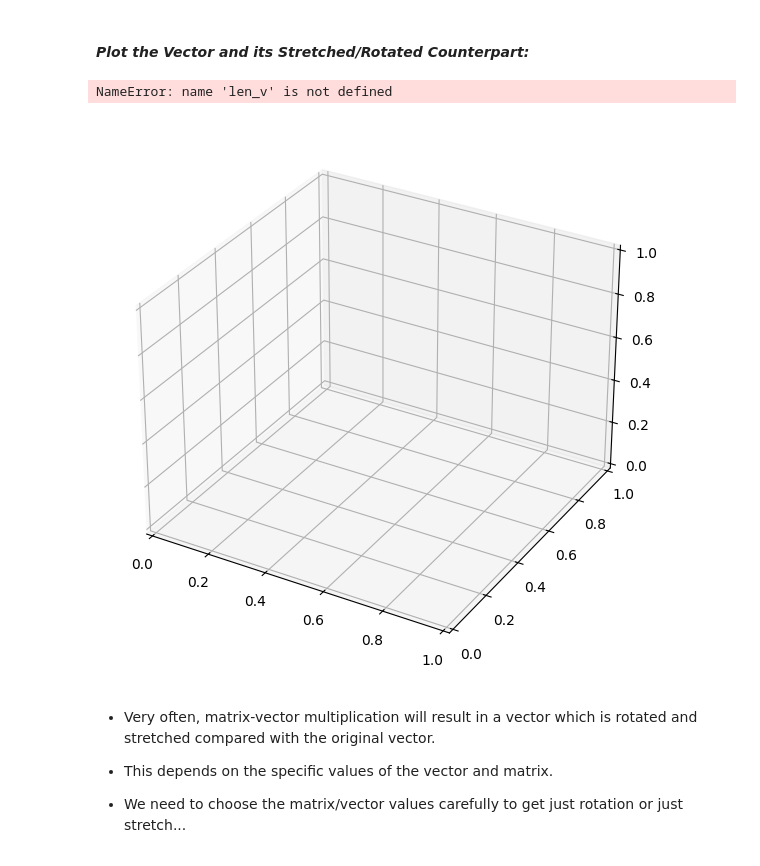
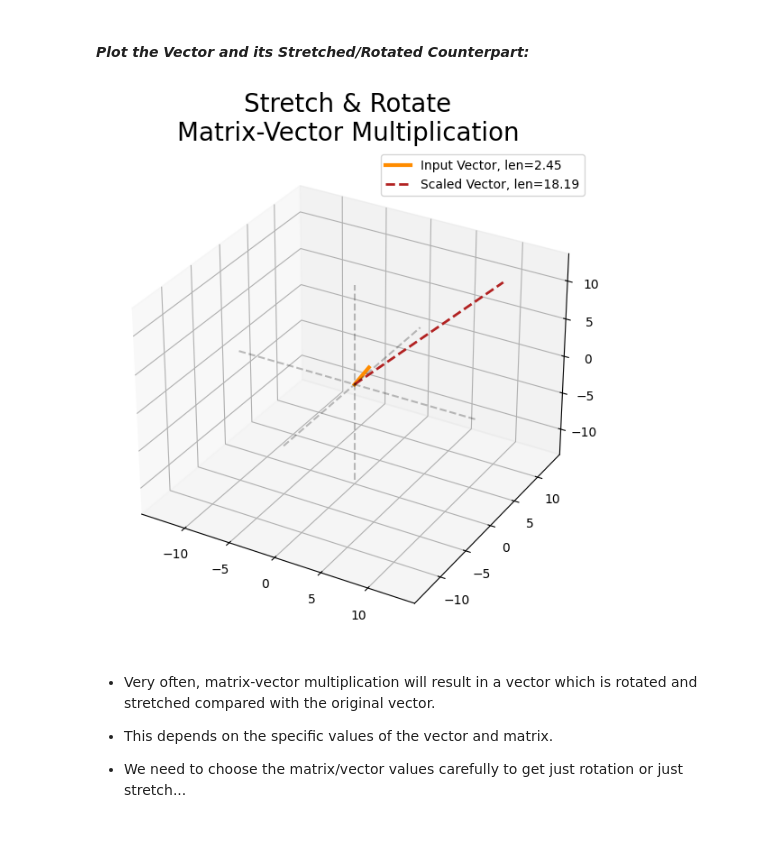
Before and after one commit to andrewblais/mathWithPython, a Jupyter notebook: projects/m06_3D_transform_matrix.ipynb, the cells around one changed output. Cells and saved outputs as stored; diff of their text form; code cells hidden in the pictures.

```diff
--- a/projects/m06_3D_transform_matrix.ipynb
+++ b/projects/m06_3D_transform_matrix.ipynb
@@ -213,27 +213,26 @@ ax_lim = max(m_v_rot_str)
 # %%
 fig = plt.figure(figsize=(7, 7))
 
 ax = fig.add_subplot(projection='3d')
 
 # Plot the input vector:
 ax.plot([0, v_inp_rot_str[0]], [0, v_inp_rot_str[1]], [0, v_inp_rot_str[2]],
-        c='darkorange', lw=3, label=f"Input Vector, len={len_v}")
+        c='darkorange', lw=3, label=f"Input Vector, len={len_v_inp_rot_str}")
 
 # Plot the scaled, product vector:
 ax.plot([0, m_v_rot_str[0]], [0, m_v_rot_str[1]], [0, m_v_rot_str[2]], '--',
-        c='firebrick', lw=2, label=f"Scaled Vector, len={len_m_v}")
+        c='firebrick', lw=2, label=f"Scaled Vector, len={len_m_v_rot_str}")
 
 # Indicate origin:
 ax.plot([0, 0], [0, 0], [-ax_lim, ax_lim], 'k--', alpha=.25)
 ax.plot([0, 0], [-ax_lim, ax_lim], [0, 0], 'k--', alpha=.25)
 ax.plot([-ax_lim, ax_lim], [0, 0], [0, 0],  'k--', alpha=.25)
 
 plt.title("Stretch & Rotate\nMatrix-Vector Multiplication", size=20)
 plt.legend()
 plt.show()
 # %% [output]
-NameError: name 'len_v' is not defined
-[figure, old version]
+[figure, new version]
 # %% [markdown]
 -   Very often, matrix-vector multiplication will result in a vector which is rotated and stretched compared with the original vector.
 
```
Also changed, not shown: parts of 6 cells of this notebook.
